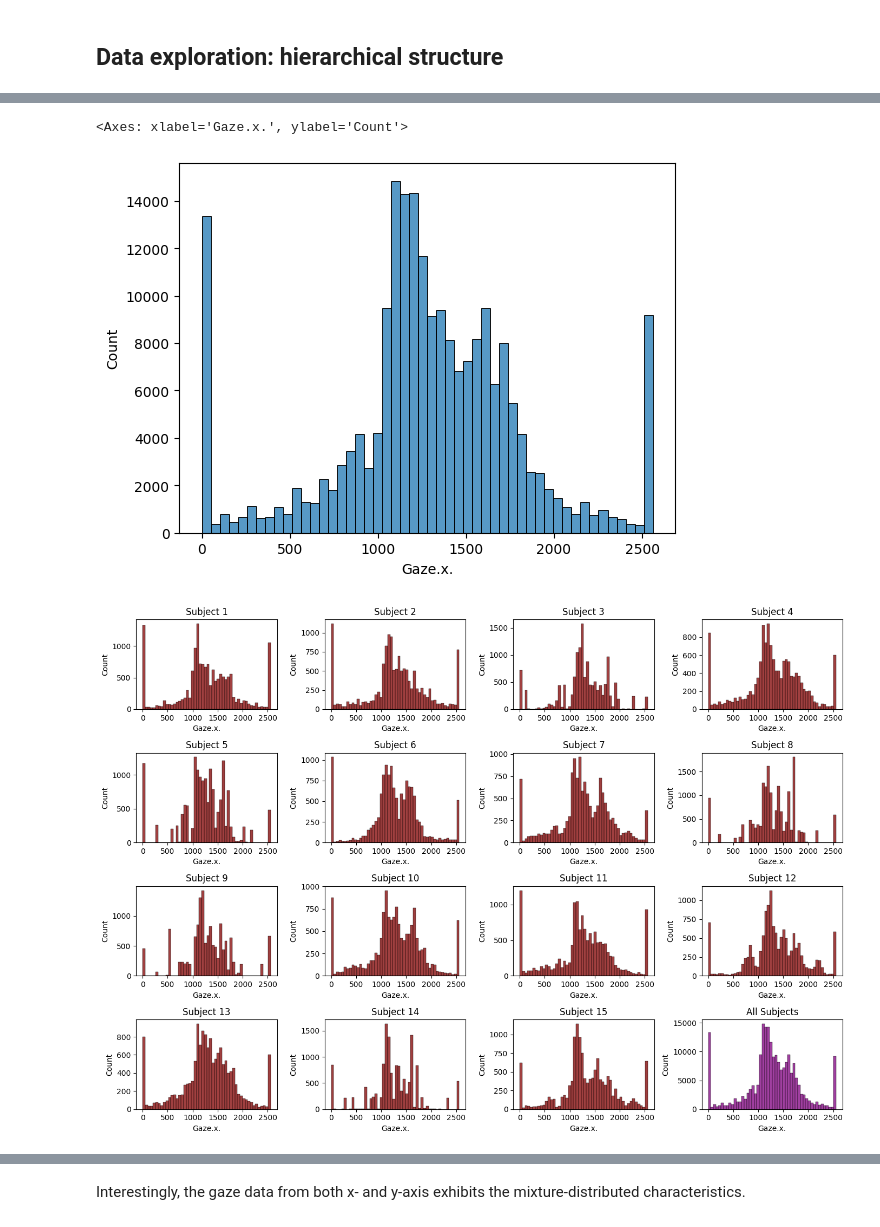
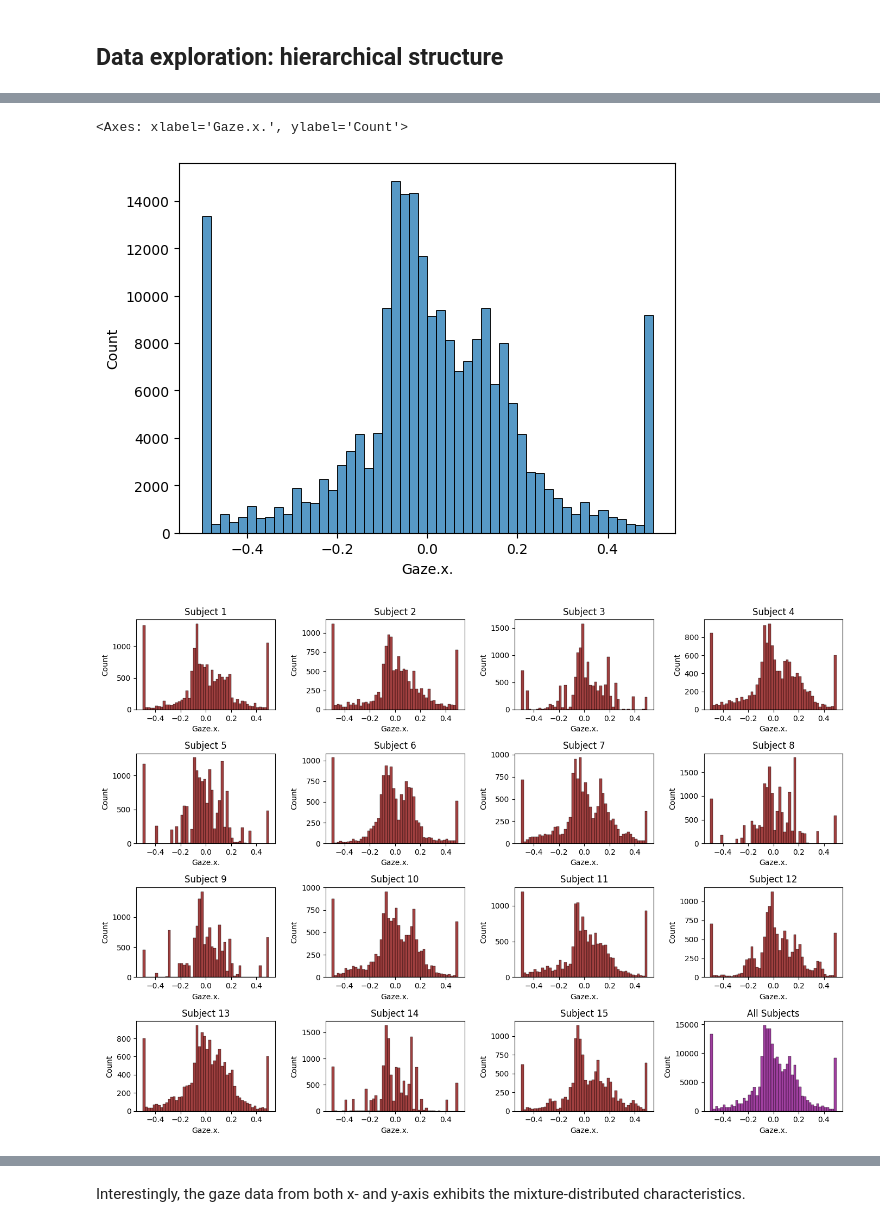
Before and after one commit to jerrymhuang/DreamDrone, a Jupyter notebook: FinalProject/exploration/hierarchical_gaze.ipynb, the cells around one changed output, grey strips where cells are left out. Cells and saved outputs as stored; diff of their text form; code cells hidden in the pictures.

```diff
--- a/FinalProject/exploration/hierarchical_gaze.ipynb
+++ b/FinalProject/exploration/hierarchical_gaze.ipynb
@@ -15,3 +25,6 @@ import bayesflow as bf
+# %%
+# Constants
+DISPLAY_X, DISPLAY_Y = 2560, 1080
 # %%
 #Read in the data
 dataset = pd.read_csv('../data/full_data.csv', delimiter=";")
@@ -50,0 +57,7 @@ sns.scatterplot(x=gaze_points['Gaze.x.'], y=gaze_points['Gaze.y.'])
+# %%
+gaze_data = dataset[['Gaze.x.', 'Gaze.y.', 'Ang_Pos', 'Subject']]
+gaze_data['Gaze.x.'] = gaze_data['Gaze.x.'] / DISPLAY_X - 0.5
+gaze_data['Gaze.y.'] = gaze_data['Gaze.y.'] / DISPLAY_Y - 0.5
+gaze_data['Ang_Pos'] = (gaze_data['Ang_Pos'] / 360 - 0.5) * np.pi
+
+sns.scatterplot(x=gaze_data['Gaze.x.'], y=gaze_data['Gaze.y.'])
@@ -51,28 +82,28 @@ sns.scatterplot(x=gaze_points['Gaze.x.'], y=gaze_points['Gaze.y.'])
 # %%
-sns.histplot(gaze_points['Gaze.x.'], bins=50)
+sns.histplot(gaze_data['Gaze.x.'], bins=50)
 # %% [output]
 <Axes: xlabel='Gaze.x.', ylabel='Count'>
-[figure, old version]
+[figure, new version]
 # %%
 def plot_gaze_by_axis(param, bins=50):
     f, axs = plt.subplots(4, 4, figsize=(14, 10))
 
     for i in range(len(subjects)):
         j, k = int(np.floor(i/4)), i%4
-        subject_data = dataset[dataset['Subject'] == (i + 1)]
+        subject_data = gaze_data[gaze_data['Subject'] == (i + 1)]
         subject_gaze = subject_data[param].to_numpy()
         sns.histplot(subject_gaze, bins=bins, ax=axs[j, k], color="maroon")
         axs[j, k].set_title('Subject {id}'.format(id = i + 1))
         axs[j, k].set_xlabel(param)
 
-    axs.flat[len(subjects)] = sns.histplot(dataset[param].to_numpy(), bins=bins, color="purple")
+    axs.flat[len(subjects)] = sns.histplot(gaze_data[param].to_numpy(), bins=bins, color="purple")
     axs.flat[len(subjects)].set_title('All Subjects')
     axs.flat[len(subjects)].set_xlabel(param)
     plt.tight_layout()
 # %%
-plot_gaze_by_axis('Gaze.x.')
+plot_gaze_by_axis('Gaze.x.', bins=50)
 # %% [output]
-[figure, old version]
+[figure, new version]
 # %%
 plot_gaze_by_axis('Gaze.y.', bins=100)
 # %% [output]
```
Also changed, not shown: parts of 6 cells of this notebook.
